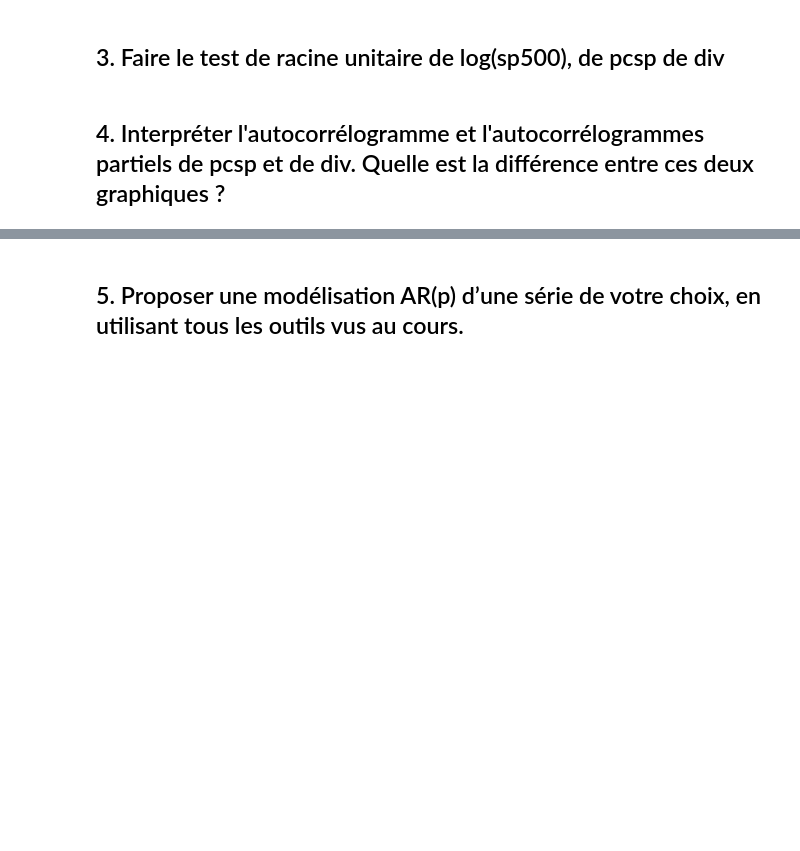
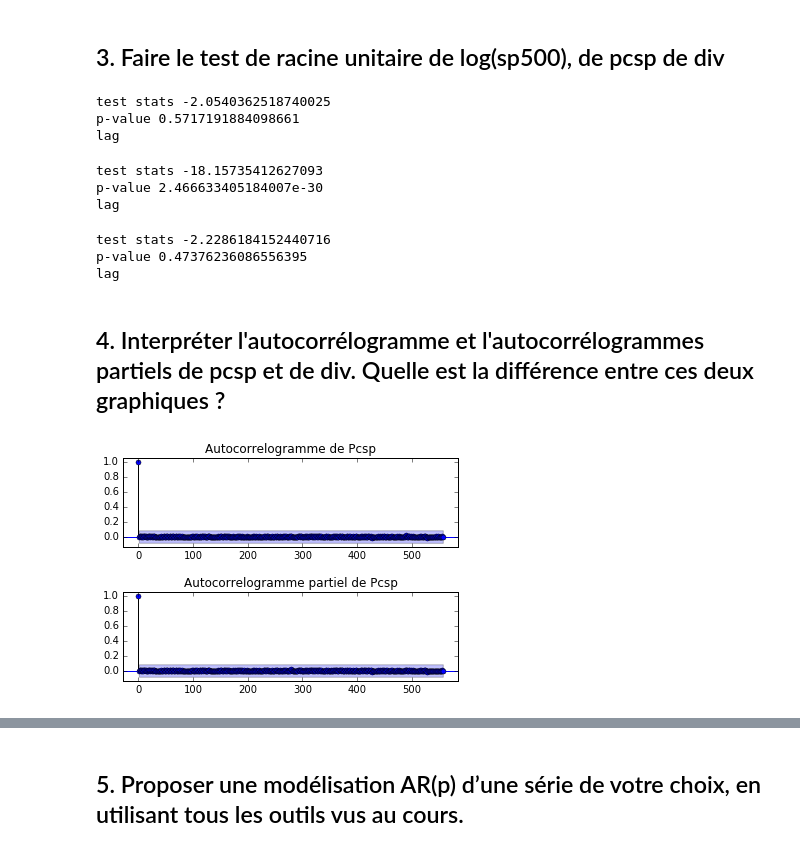
Before and after one commit to Thomas-Koch/projet-ses722, a Jupyter notebook: projet_gallot-roville-younes.ipynb, the cells around one changed output, grey strips where cells are left out. Cells and saved outputs as stored; diff of their text form; code cells hidden in the pictures; blank space fills up the shorter version.

```diff
--- a/projet_gallot-roville-younes.ipynb
+++ b/projet_gallot-roville-younes.ipynb
@@ -337,5 +344,47 @@ df_vol.head()
 ## 2. Pourquoi doit-on stationnariser les séries ?
 # %% [markdown]
 ## 3. Faire le test de racine unitaire de log(sp500), de pcsp de div
+# %%
+import statsmodels.tsa.stattools as ts
+
+unit_test = ts.adfuller(np.log(df_vol.sp500), regression="ct")
+print("test stats {0}".format(unit_test[0]))
+print("p-value {0}".format(unit_test[1]))
+print("lag".format(unit_test[2]))
+# %% [output]
+test stats -2.0540362518740025
+p-value 0.5717191884098661
+lag
+# %%
+unit_test = ts.adfuller(df_vol.pcsp.astype(np.float64))
+print("test stats {0}".format(unit_test[0]))
+print("p-value {0}".format(unit_test[1]))
+print("lag".format(unit_test[2]))
+# %% [output]
+test stats -18.15735412627093
+p-value 2.466633405184007e-30
+lag
+# %%
+unit_test = ts.adfuller(df_vol.div1y.astype(np.float64), regression="ct")
+print("test stats {0}".format(unit_test[0]))
+print("p-value {0}".format(unit_test[1]))
+print("lag".format(unit_test[2]))
+# %% [output]
+test stats -2.2286184152440716
+p-value 0.47376236086556395
+lag
 # %% [markdown]
 ## 4. Interpréter l'autocorrélogramme et l'autocorrélogrammes partiels de pcsp et de div. Quelle est la différence entre ces deux graphiques ?
+# %%
+import pylab as pl
+import statsmodels.api as sm
+
+fig, axes = pl.subplots(2,1)
+fig.subplots_adjust(hspace=.5)
+fig=sm.graphics.tsa.plot_acf(df_vol.pcsp.astype(np.float64),ax=axes[0])
+axes[0].set_title("Autocorrelogramme de Pcsp")
+fig=sm.graphics.tsa.plot_pacf(df_vol.pcsp, ax=axes[1])
+axes[1].set_title("Autocorrelogramme partiel de Pcsp")
+plt.show()
+# %% [output]
+[figure, added]
```
Also changed, not shown: parts of 7 cells of this notebook.
